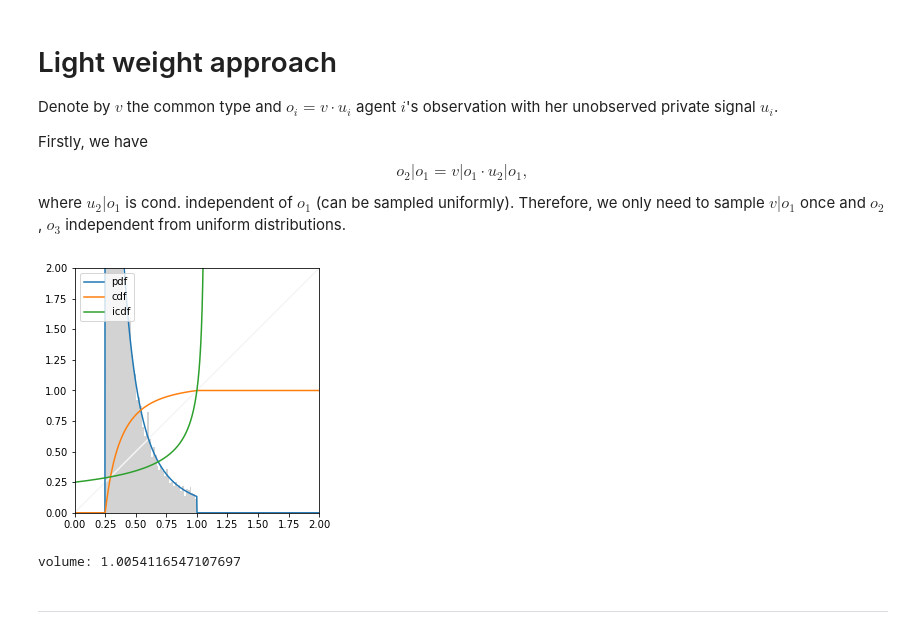
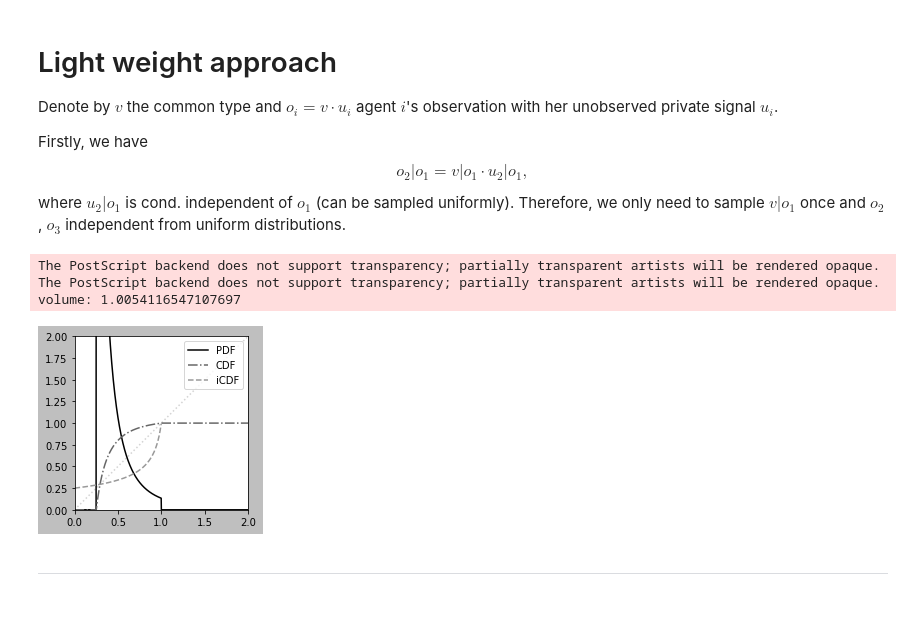
Before and after one commit to heidekrueger/bnelearn, a Jupyter notebook: notebooks/Interdependencies/Conditional Density CV.ipynb, the cells around one changed output. Saved outputs shown, nothing was run; the diff lists cells and outputs as text; code cells hidden in the pictures; blank space fills up the shorter version.

```diff
--- a/notebooks/Interdependencies/Conditional Density CV.ipynb
+++ b/notebooks/Interdependencies/Conditional Density CV.ipynb
@@ -110,28 +110,33 @@ def icdf_v_cond_x(z):
 # %%
 cond = torch.tensor(.5)
 
 v = torch.linspace(0, 2, 1000)
+x = v[v <= 1]
 p = pdf_v_cond_x(cond)(v).squeeze()
 c = cdf_v_cond_x(cond)(v).squeeze()
 i = icdf_v_cond_x(cond)(x).squeeze()
 
-fig = plt.figure(figsize=(16/2, 9/2))
-ax = plt.gca()
-plt.plot(x, x, color='whitesmoke')
-plt.plot(v, p, label='pdf')
-plt.plot(v, c, label='cdf')
-plt.plot(x, i, label='icdf')
-plt.hist(icdf_v_cond_x(cond)(torch.tensor(np.random.uniform(0, 1, len(x)))),
-         50, color='lightgrey', density=True)
-plt.xlim([0, 2]); plt.ylim([0, 2])
-plt.legend(loc='upper left')
-ax.set_aspect('equal', 'box')
-plt.show()
-print('volume:', torch.mean(pdf_v_cond_x(cond)(v[torch.logical_and(v > cond.item()/2, v < 1)])).item()
-      * (1 - cond.item()/2))
+with plt.style.context('grayscale'):
+      fig = plt.figure(figsize=(5, 3))
+      ax = plt.gca()
+      plt.plot(v, v, color='lightgrey', linestyle='dotted')
+      plt.plot(v, p, label='PDF')
+      plt.plot(v, c, label='CDF', linestyle='dashdot')
+      plt.plot(x, i, label='iCDF', linestyle='dashed')
+      # plt.hist(icdf_v_cond_x(cond)(torch.tensor(np.random.uniform(0, 1, len(x)))),
+      #       50, density=True) #color='lightgrey',
+      plt.xlim([0, 2]); plt.ylim([0, 2])
+      plt.legend(loc='upper right')
+      ax.set_aspect('equal', 'box')
+      plt.tight_layout()
+      # plt.show()
+      plt.savefig('CV_iCDF.eps')
+      print('volume:', torch.mean(pdf_v_cond_x(cond)(v[torch.logical_and(v > cond.item()/2, v < 1)])).item() * (1 - cond.item()/2))
 # %% [output]
+The PostScript backend does not support transparency; partially transparent artists will be rendered opaque.
+The PostScript backend does not support transparency; partially transparent artists will be rendered opaque.
+volume: 1.0054116547107697
-[figure, old version]
+[figure, new version]
-volume: 1.0054116547107697
 # %% [markdown]
 ---
 # %% [markdown]
```
Also changed, not shown: parts of 2 cells of this notebook, 7 other files.
